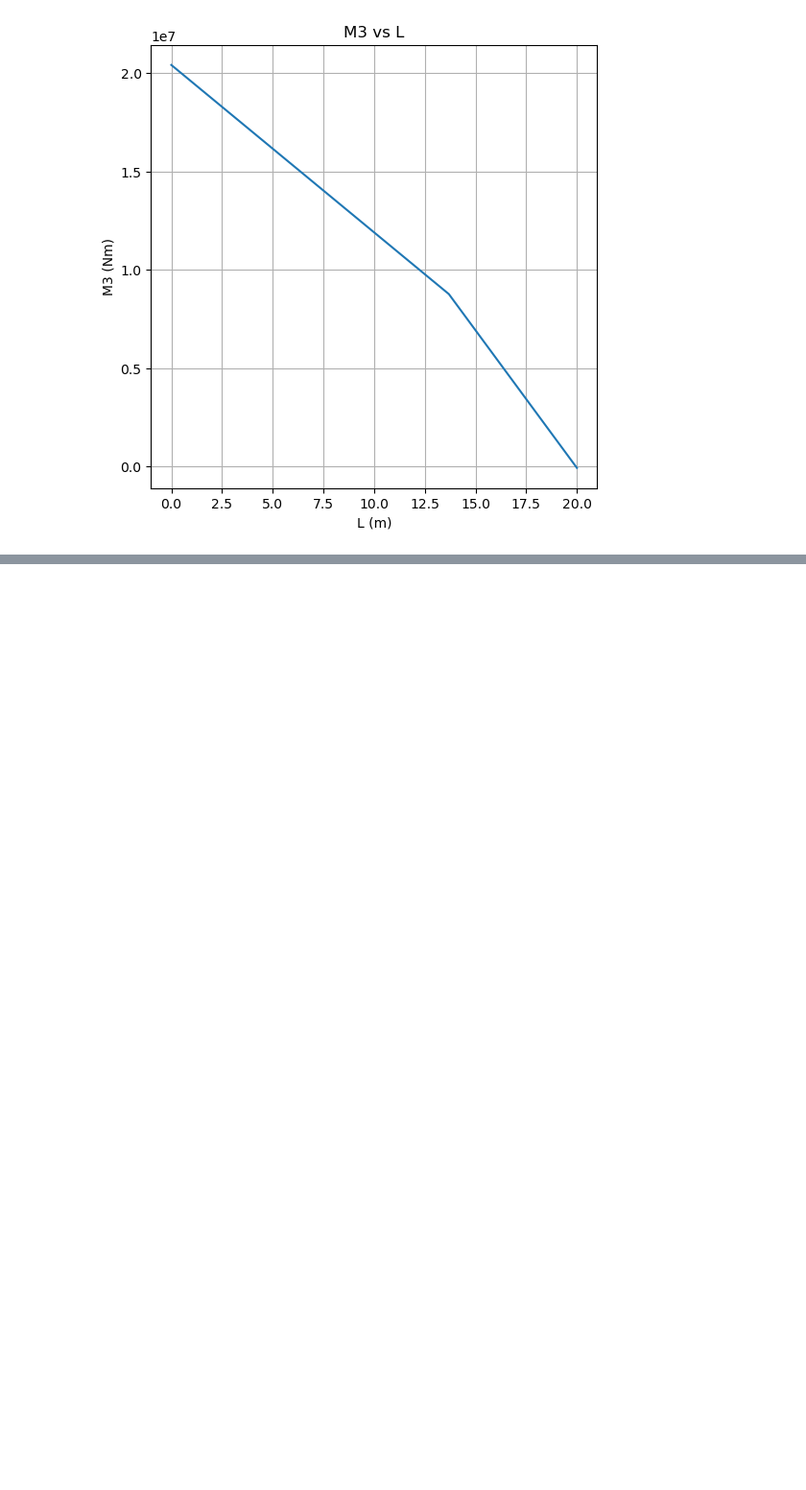
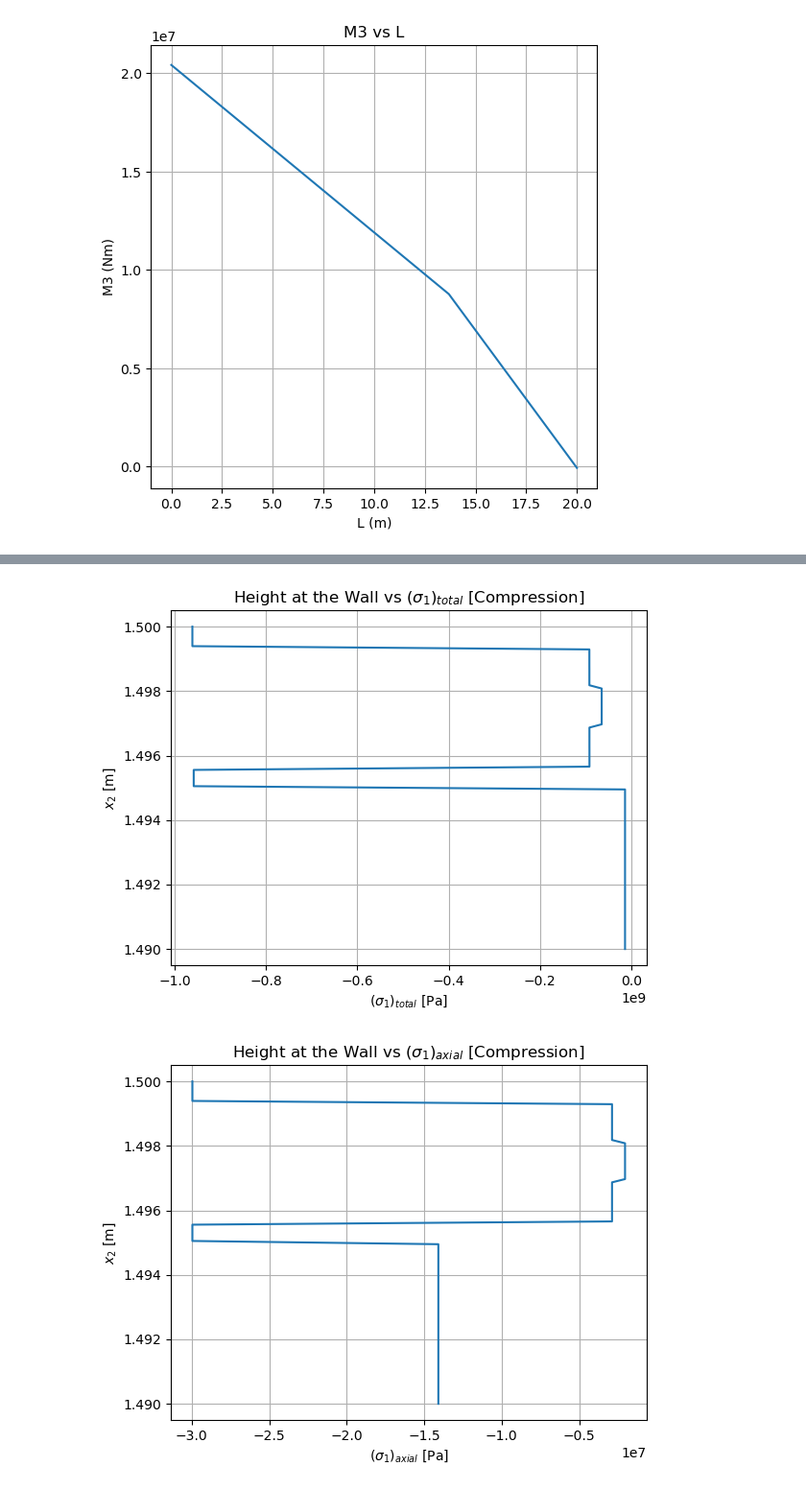
Before and after one commit to Nick-M-R/EAE135, a Jupyter notebook: EAE135_Project2_CalculationsandPlots.ipynb, the cells around one changed output, grey strips where cells are left out. Shown at 96% size. Cells and saved outputs as stored; diff of their text form; code cells hidden in the pictures; blank space fills up the shorter version.

Commit message:
added plots

```diff
--- a/EAE135_Project2_CalculationsandPlots.ipynb
+++ b/EAE135_Project2_CalculationsandPlots.ipynb
@@ -228,0 +389,36 @@ for i in range(0, len(axial_stress_cfrp)):
+# %%
+# Plot of the total axial stress at the wall vs X2
+plt.figure()
+plt.title('Height at the Wall vs $(\\sigma_1)_{total}$ [Compression]')
+plt.xlabel('$(\\sigma_1)_{total}$ [Pa]')
+plt.ylabel('$x_2$ [m]')
+plt.plot(sigma1_total, y_span)
+plt.grid()
+plt.show()
+
+plt.figure()
+plt.title('Height at the Wall vs $(\\sigma_1)_{axial}$ [Compression]')
+plt.xlabel('$(\\sigma_1)_{axial}$ [Pa]')
+plt.ylabel('$x_2$ [m]')
+plt.plot(sigma1_axial, y_span)
+plt.grid()
+plt.show()
+
+plt.figure()
+plt.title('Height at the Wall vs $(\\sigma_1)_{bending}$ [Compression]')
+plt.xlabel('$(\\sigma_1)_{bending}$ [Pa]')
+plt.ylabel('$x_2$ [m]')
+plt.plot(sigma1_bend, y_span)
+plt.grid()
+plt.show()
+
+plt.figure()
+plt.title('Height at the Wall vs $(\\sigma_1)_{bending}$ [Tension]')
+plt.xlabel('$(\\sigma_1)_{bending}$ [Pa]')
+plt.ylabel('$x_2$ [m]')
+plt.plot(sigma1_ten, y_span)
+plt.grid()
+plt.show()
+# %% [output]
+[figure, added]
+[figure, added]
```
Also changed, not shown: parts of 5 cells of this notebook.
